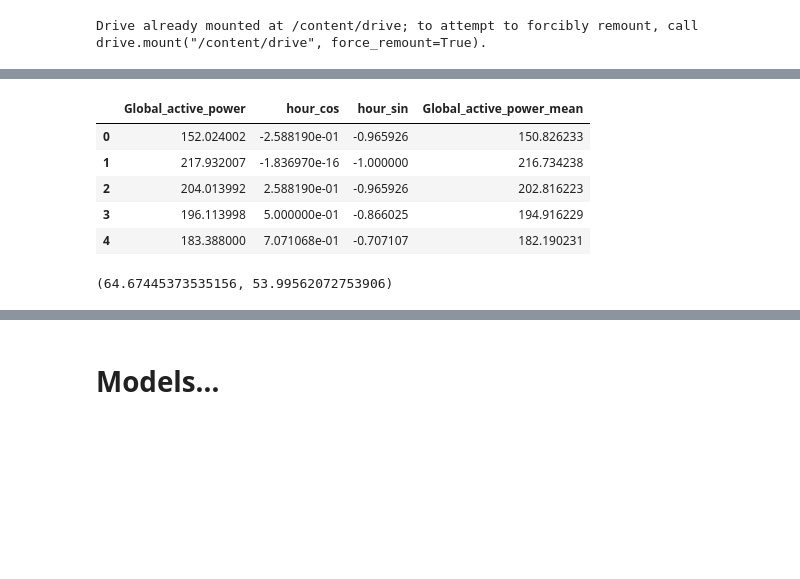
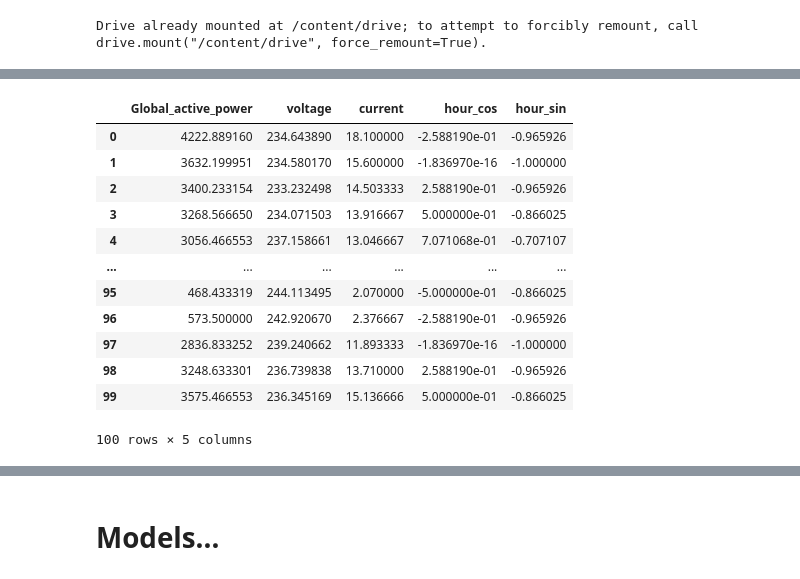
Before and after one commit to chandank21/Electrical-Household-Load-Forecasting, a Jupyter notebook: Load_Forecasting_using_RNN.ipynb, the cells around one changed output, grey strips where cells are left out. Saved outputs shown, nothing was run; the diff lists cells and outputs as text; code cells hidden in the pictures; blank space fills up the shorter version.

```diff
--- a/Load_Forecasting_using_RNN.ipynb
+++ b/Load_Forecasting_using_RNN.ipynb
@@ -29,3 +34,7 @@ new_data=dataset[['Global_active_power']].resample('1H').sum()
+# %%
+new_data=dataset[['Global_active_power']].resample('1H').mean()
+new_data['voltage'] = dataset[['Voltage']].resample('1H').mean()
+new_data['current'] = dataset[['Global_intensity']].resample('1H').mean()
 # %%
 new_data.dropna(inplace=True)
 new_data.sort_index(inplace=True)
@@ -41,23 +50,24 @@ new_data = new_data.reset_index(drop=True)
 # %%
 new_data['hour_cos'] = np.cos(2 * np.pi * new_data['hour'] / 24)
 new_data['hour_sin'] = np.sin(2 * np.pi * new_data['hour'] / 24)
+# %%
+new_data['Global_active_power'] = 1000*new_data['Global_active_power']
 # %%
 new_data.drop(labels=['hour'],axis=1,inplace=True)
-# %%
-mean = new_data.Global_active_power.mean()
-std = new_data.Global_active_power.std()
-new_data['Global_active_power_mean'] = new_data['Global_active_power']-mean / std
 # %%
-new_data.head()
+new_data.head(100)
 # %% [output]
-|  | Global_active_power | hour_cos | hour_sin | Global_active_power_mean |
-| 0 | 152.024002 | -2.588190e-01 | -0.965926 | 150.826233 |
-| 1 | 217.932007 | -1.836970e-16 | -1.000000 | 216.734238 |
-| 2 | 204.013992 | 2.588190e-01 | -0.965926 | 202.816223 |
-| 3 | 196.113998 | 5.000000e-01 | -0.866025 | 194.916229 |
-| 4 | 183.388000 | 7.071068e-01 | -0.707107 | 182.190231 |
+|  | Global_active_power | voltage | current | hour_cos | hour_sin |
+| 0 | 4222.889160 | 234.643890 | 18.100000 | -2.588190e-01 | -0.965926 |
+| 1 | 3632.199951 | 234.580170 | 15.600000 | -1.836970e-16 | -1.000000 |
+| 2 | 3400.233154 | 233.232498 | 14.503333 | 2.588190e-01 | -0.965926 |
+| 3 | 3268.566650 | 234.071503 | 13.916667 | 5.000000e-01 | -0.866025 |
+| 4 | 3056.466553 | 237.158661 | 13.046667 | 7.071068e-01 | -0.707107 |
+| ... | ... | ... | ... | ... | ... |
+| 95 | 468.433319 | 244.113495 | 2.070000 | -5.000000e-01 | -0.866025 |
+| 96 | 573.500000 | 242.920670 | 2.376667 | -2.588190e-01 | -0.965926 |
+| 97 | 2836.833252 | 239.240662 | 11.893333 | -1.836970e-16 | -1.000000 |
+| 98 | 3248.633301 | 236.739838 | 13.710000 | 2.588190e-01 | -0.965926 |
+| 99 | 3575.466553 | 236.345169 | 15.136666 | 5.000000e-01 | -0.866025 |
+100 rows × 5 columns
-# %%
-mean,std
-# %% [output]
-(64.67445373535156, 53.99562072753906)
 # %%
```
Also changed, not shown: parts of 14 cells of this notebook.
